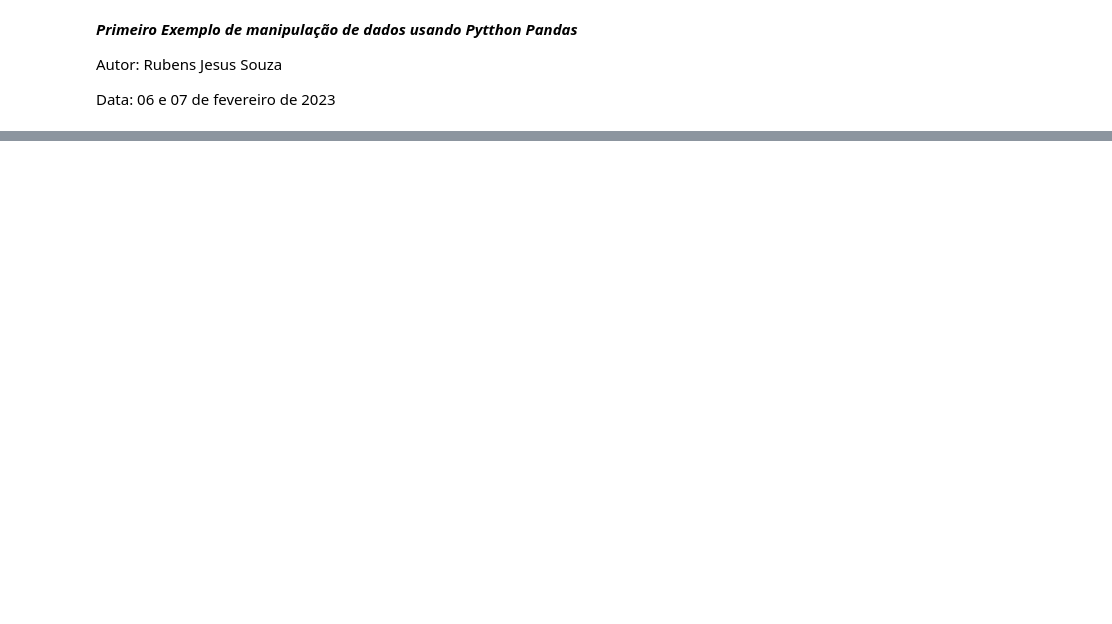
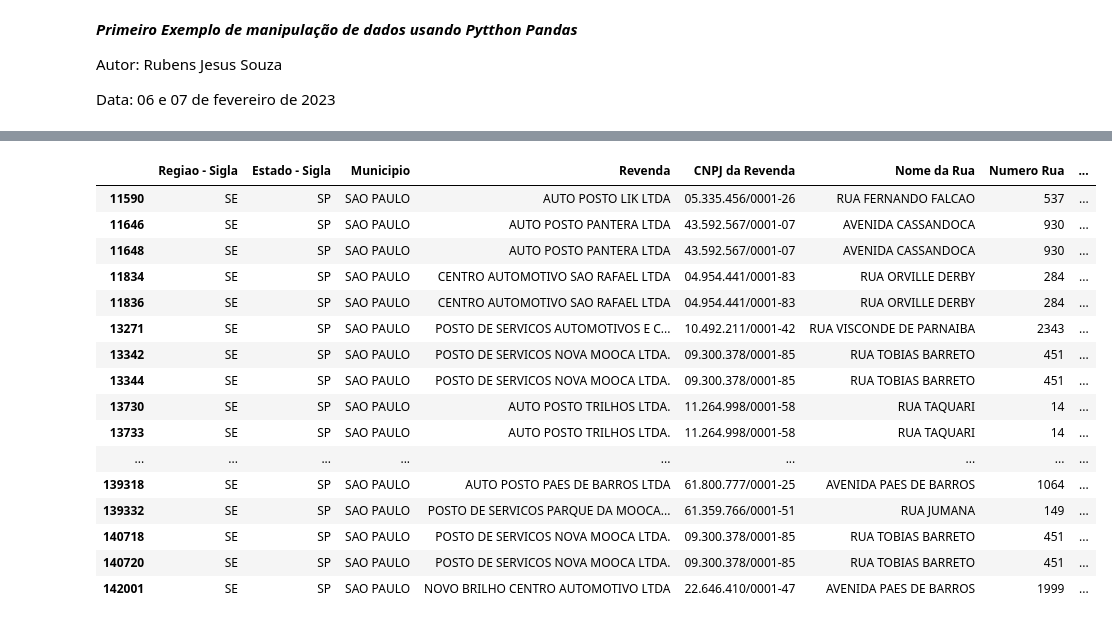
Before and after one commit to SneburAzuos/Curso-de-Extens-o-Python-Pandas, a Jupyter notebook: Primeiro_Exemplo_em_Pandas1.ipynb, the cells around one changed output, grey strips where cells are left out. Drawn from its saved outputs; the diff is of its cells as text; code cells hidden in the pictures; blank space fills up the shorter version.

```diff
--- a/Primeiro_Exemplo_em_Pandas1.ipynb
+++ b/Primeiro_Exemplo_em_Pandas1.ipynb
@@ -257,0 +79,6 @@ media_por_produto.to_excel("media_por_produto.xls")
+# %%
+#Quero adicionar uma columa booleana no combustiveis_df chamada "Ativo"
+#que, por padrão, vai ser True para TODAS as linhas
+combustiveis_df['Ativo'] = True
+print(combustiveis_df.info())
+display(combustiveis_df.head())
@@ -257,0 +109,23 @@ media_por_produto.to_excel("media_por_produto.xls")
+# %%
+# Coluna nova chamda "Obs"
+# que preencha automaticamente "MELHOR CIDADE"
+# quando O Municipio for Indaiatuba, SP...
+display(combustiveis_df.loc[(combustiveis_df['Bairro'] == 'MOOCA') & (combustiveis_df['Municipio'] == 'SAO PAULO') & ((combustiveis_df['Produto'] == 'GASOLINA') | (combustiveis_df['Produto'] == 'GASOLINA ADITIVADA'))])
+# %% [output]
+|  | Regiao - Sigla | Estado - Sigla | Municipio | Revenda | CNPJ da Revenda | Nome da Rua | Numero Rua | ... |
+| 11590 | SE | SP | SAO PAULO | AUTO POSTO LIK LTDA | 05.335.456/0001-26 | RUA FERNANDO FALCAO | 537 | ... |
+| 11646 | SE | SP | SAO PAULO | AUTO POSTO PANTERA LTDA | 43.592.567/0001-07 | AVENIDA CASSANDOCA | 930 | ... |
+| 11648 | SE | SP | SAO PAULO | AUTO POSTO PANTERA LTDA | 43.592.567/0001-07 | AVENIDA CASSANDOCA | 930 | ... |
+| 11834 | SE | SP | SAO PAULO | CENTRO AUTOMOTIVO SAO RAFAEL LTDA | 04.954.441/0001-83 | RUA ORVILLE DERBY | 284 | ... |
+| 11836 | SE | SP | SAO PAULO | CENTRO AUTOMOTIVO SAO RAFAEL LTDA | 04.954.441/0001-83 | RUA ORVILLE DERBY | 284 | ... |
+| 13271 | SE | SP | SAO PAULO | POSTO DE SERVICOS AUTOMOTIVOS E C... | 10.492.211/0001-42 | RUA VISCONDE DE PARNAIBA | 2343 | ... |
+| 13342 | SE | SP | SAO PAULO | POSTO DE SERVICOS NOVA MOOCA LTDA. | 09.300.378/0001-85 | RUA TOBIAS BARRETO | 451 | ... |
+| 13344 | SE | SP | SAO PAULO | POSTO DE SERVICOS NOVA MOOCA LTDA. | 09.300.378/0001-85 | RUA TOBIAS BARRETO | 451 | ... |
+| 13730 | SE | SP | SAO PAULO | AUTO POSTO TRILHOS LTDA. | 11.264.998/0001-58 | RUA TAQUARI | 14 | ... |
+| 13733 | SE | SP | SAO PAULO | AUTO POSTO TRILHOS LTDA. | 11.264.998/0001-58 | RUA TAQUARI | 14 | ... |
+| ... | ... | ... | ... | ... | ... | ... | ... | ... |
+| 139318 | SE | SP | SAO PAULO | AUTO POSTO PAES DE BARROS LTDA | 61.800.777/0001-25 | AVENIDA PAES DE BARROS | 1064 | ... |
+| 139332 | SE | SP | SAO PAULO | POSTO DE SERVICOS PARQUE DA MOOCA... | 61.359.766/0001-51 | RUA JUMANA | 149 | ... |
+| 140718 | SE | SP | SAO PAULO | POSTO DE SERVICOS NOVA MOOCA LTDA. | 09.300.378/0001-85 | RUA TOBIAS BARRETO | 451 | ... |
+| 140720 | SE | SP | SAO PAULO | POSTO DE SERVICOS NOVA MOOCA LTDA. | 09.300.378/0001-85 | RUA TOBIAS BARRETO | 451 | ... |
+| 142001 | SE | SP | SAO PAULO | NOVO BRILHO CENTRO AUTOMOTIVO LTDA | 22.646.410/0001-47 | AVENIDA PAES DE BARROS | 1999 | ... |
```
Also changed, not shown: parts of 26 cells of this notebook.
